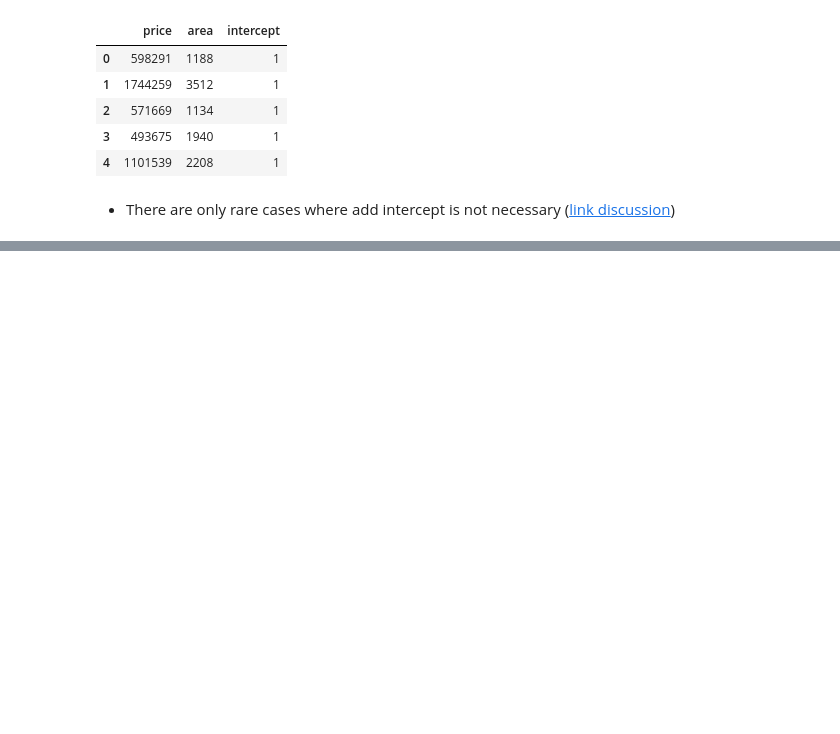
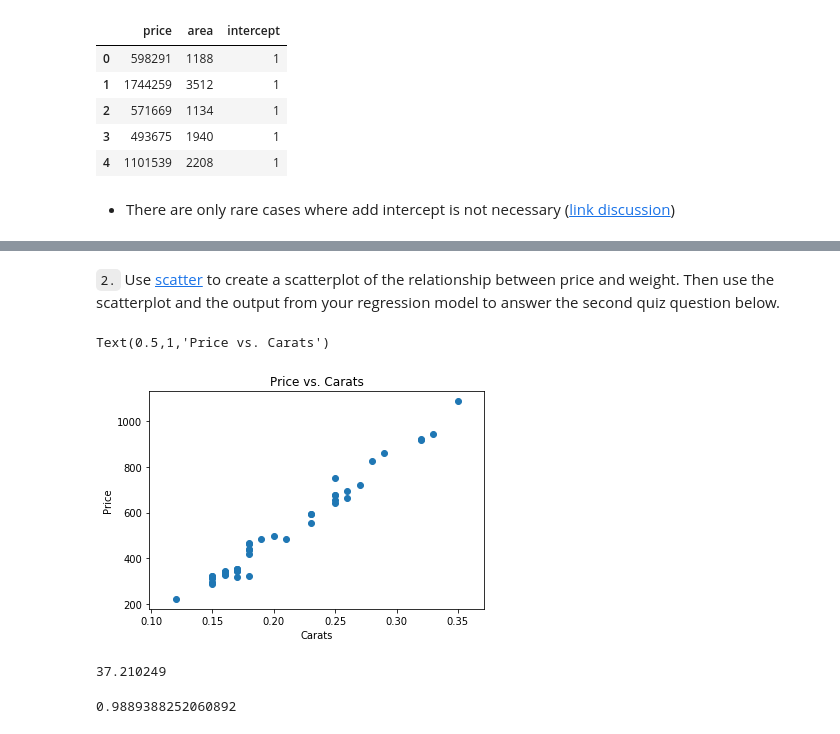
Before and after one commit to geocarvalho/python-ds, a Jupyter notebook: DS-fundations-2/statistics/14-Regression.ipynb, the cells around one changed output, grey strips where cells are left out. Saved outputs shown, nothing was run; the diff lists cells and outputs as text; code cells hidden in the pictures; blank space fills up the shorter version.

```diff
--- a/DS-fundations-2/statistics/14-Regression.ipynb
+++ b/DS-fundations-2/statistics/14-Regression.ipynb
@@ -160,0 +190,4 @@ strong multicollinearity or other numerical problems.
+# %%
+df = pd.read_csv('carats.csv', header=None)
+df.columns = ['carats', 'price']
+df.head()
@@ -160,0 +203,5 @@ strong multicollinearity or other numerical problems.
+# %%
+df['intercept'] = 1
+lm = sm.OLS(df['price'],df[['carats', 'intercept']])
+results = lm.fit()
+results.summary()
@@ -160,0 +228,25 @@ strong multicollinearity or other numerical problems.
+# %% [markdown]
+`2.` Use [scatter](https://matplotlib.org/gallery/lines_bars_and_markers/scatter_symbol.html?highlight=scatter%20symbol) to create a scatterplot of the relationship between price and weight.  Then use the scatterplot and the output from your regression model to answer the second quiz question below.
+# %%
+plt.scatter(df['carats'], df['price']);
+plt.xlabel('Carats');
+plt.ylabel('Price');
+plt.title('Price vs. Carats')
+# %% [output]
+Text(0.5,1,'Price vs. Carats')
+[figure, added]
+# %%
+# Para cada aumento de 0.01 (quilate) no tamanho do quilate, podemos esperar um aumento de ___ dólares.
+3721.0249*0.01
+# A _% da variação de preço pode ser explicada pelos tamanhos dos diamantes.
+# R-squared = 0.978
+# Há __ diamantes no conjunto de dados.
+# No. Observations: 48
+# %% [output]
+37.210249
+# %%
+# Usando o R squared (R ao quadrado) e a relação vista no gráfico de
+# dispersão, qual é o valor do coeficiente de correlação?
+np.sqrt(0.978)
+# %% [output]
+0.9889388252060892
```
Also changed, not shown: parts of 19 cells of this notebook.
